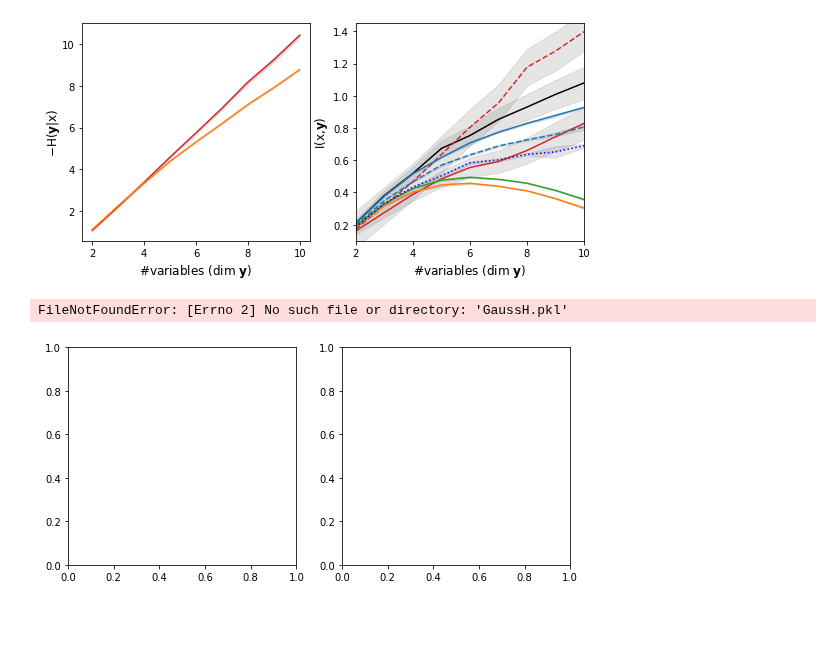
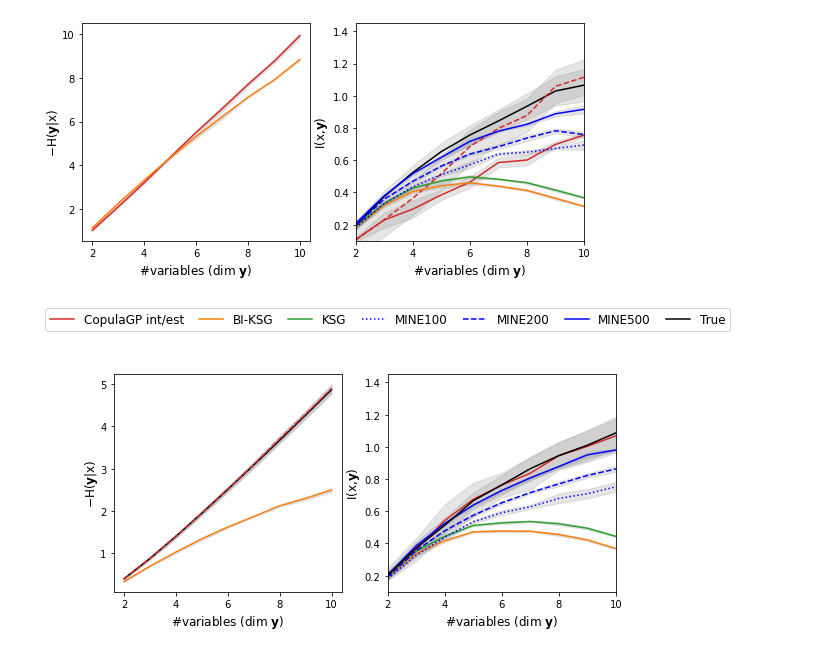
Before and after one commit to NinelK/CopulaGP, a Jupyter notebook: notebooks/paper_figs/Fig4.ipynb, the cells around one changed output. Drawn from its saved outputs; the diff is of its cells as text; code cells hidden in the pictures; blank space fills up the shorter version.

```diff
--- a/notebooks/paper_figs/Fig4.ipynb
+++ b/notebooks/paper_figs/Fig4.ipynb
@@ -21,7 +21,7 @@ def line(ax,Ns,H,label,d=None,cut=None,color=None, linestyle='solid',alpha=0.2):
         A[0,i] = n
         if len(H[Ns==n])>0:
             A[1,i] = H[Ns==n].mean()
-            A[2,i] = ((H[Ns==n].std())**2/len(H[Ns==n]) + (d[Ns==n].mean())**2)**0.5
+            A[2,i] = ((H[Ns==n].std())**2 + (d[Ns==n].mean())**2)**0.5
         else:
             A[1:,i] = 0
     ax.plot(A[0],A[1],label=label,color=color, linestyle=linestyle)
@@ -70,3 +76,29 @@ def sample_complex(rhos,Nvar=2):
+# %%
+# with open("../../benchmarks/rtGaussH.pkl",'rb') as f:
+#     results = pkl.load(f)
+
+# with open("../../benchmarks/new_rtGaussH.pkl",'rb') as f:
+#     new_results = pkl.load(f)
+
+# (results[2]['integrated'],new_results[2]['integrated'])
+# new_results[0]
+with open("../../benchmarks/tomerge/StudentH_10.pkl",'rb') as f:
+    result1 = pkl.load(f)
+
+with open("../../benchmarks/tomerge/StudentH_9.pkl",'rb') as f:
+    result2 = pkl.load(f)
+
+with open("../../benchmarks/tomerge/StudentH_8.pkl",'rb') as f:
+    result3 = pkl.load(f)
+
+with open("../../benchmarks/tomerge/StudentH_6.pkl",'rb') as f:
+    result4 = pkl.load(f)
+
+results = result1+result2+result3+result4
+# [res["Nvar"] for res in results]
+
+with open("../../benchmarks/Student_I.pkl",'wb') as f:
+    pkl.dump(results,f)
 # %%
 fig, (Hrs,Hr) = plt.subplots(1,2,figsize=(9,4))
 
@@ -127,29 +166,37 @@ fig, (Hrs,Hr) = plt.subplots(1,2,figsize=(9,4))
 
 def plot_complex(Hrs,Hr):
 
-    with open("../../benchmarks/rtGaussH.pkl",'rb') as f:
+    with open("../../benchmarks/tomerge/transformed_Gauss_I.pkl",'rb') as f:
         results = pkl.load(f)
 
     Ns = np.array([res['Nvar'] for res in results])
+    nNs = np.array([res['Nvar'] for res in results])
 
-    line(Hrs,Ns,np.array([-res["eC"].mean() for res in results]),d = 0.01*Ns,
-         label="CopulaGP",cut=Ns.max(),color='C3')
+    line(Hrs,nNs,np.array([-res["eC"].mean() for res in results]),d = 0.01*nNs,
+         label="CopulaGP",cut=nNs.max(),color='C3')
     line(Hrs,Ns,np.array([-res["BI-KSG_H"] for res in results]),
          label="BI-KSG",cut=Ns.max(), color='C1')
     # line(np.array([res[3][-1]/Ns/2 for res in results]),"KSG")
 
     line(Hr,Ns,np.array([res["true_integral"] for res in results]),
          d = 0.01*Ns, label="True",cut=Ns.max(),color="black")
-    line(Hr,Ns,np.array([res["integrated"] for res in results]), d = 0.01*Ns,
-         label="CopulaGP integr.",cut=Ns.max(),color='C3')
-    line(Hr,Ns,np.array([res["estimated"] for res in results]),
-             d=np.array([(results[-1]['gauss_eU'].std()+0.01*Ns*np.sqrt(2)) for res in results]),
-         label="CopulaGP estim.",cut=Ns.max(),color='C3',linestyle='dashed')
+#     line(Hr,Ns,np.array([res["integrated"] for res in results]), d = 0.01*Ns,
+#          label="CopulaGP integr.",cut=Ns.max(),color='C3')
+    line(Hr,nNs,np.array([res["integrated"] for res in results]), color='C3',
+         d = 0.01*np.ones(len(results)), label="Copula-GP integr.",cut=nNs.max())
+
+#     line(Hr,Ns,np.array([res["estimated"] for res in results]),
+#              d=np.array([(results[-1]['gauss_eU'].std()+0.05*Ns*np.sqrt(2)) for res in results]),
+#          label="CopulaGP estim.",cut=Ns.max(),color='C3',linestyle='dashed')
+    line(Hr,nNs,np.array([res["estimated"] for res in results]), color='C3',
+             d=np.array([results[-1]['eU'].std()+0.05*np.sqrt(2) for res in results]), linestyle='dashed',
+         label="Copula-GP estim.",cut=nNs.max())
+
     line(Hr,Ns,np.array([res["BI-KSG"] for res in results]),label="BI-KSG",cut=Ns.max(),color='C1')
     line(Hr,Ns,np.array([res["KSG"] for res in results]),label="KSG",cut=Ns.max(),color='C2')
     line(Hr,Ns,np.array([res["MINE100"] for res in results]),label="MINE100",cut=Ns.max(),color='blue',linestyle='dotted')
-    line(Hr,Ns,np.array([res["MINE200"] for res in results]),label="MINE200",cut=Ns.max(),color='C0',linestyle='dashed')
-    line(Hr,Ns,np.array([res["MINE500"] for res in results]),label="MINE500",cut=Ns.max(),color='C0')
+    line(Hr,Ns,np.array([res["MINE200"] for res in results]),label="MINE200",cut=Ns.max(),color='blue',linestyle='dashed')
+    line(Hr,Ns,np.array([res["MINE500"] for res in results]),label="MINE500",cut=Ns.max(),color='blue')
 
     for a in [Hrs,Hr]:
         a.set_xlabel("#variables (dim $\mathbf{y}$)", fontsize=12)
@@ -167,16 +214,18 @@ def plot_complex(Hrs,Hr):
     Hr.axhline(0,color='k',linestyle='dotted')
     Hrs.xaxis.set_major_formatter(FormatStrFormatter('%d'))
     Hr.xaxis.set_major_formatter(FormatStrFormatter('%d'))
+#     Hr.legend(bbox_to_anchor=(-1.5, 1.2, 3, .102), loc=3,
+#        ncol=8, mode="expand", borderaxespad=0., fontsize=12)
 
 plot_complex(Hrs,Hr)
 # %% [output]
-[figure, old version]
+[figure, new version]
 # %%
 fig, (Hrs,Hr) = plt.subplots(1,2,figsize=(9,4))
 
 def plot_gauss(Hrs,Hr):
 
-    results_file = f"GaussH.pkl"
+    results_file = f"../../benchmarks/redo_GaussH.pkl"
     with open(results_file,'rb') as f:
         results = pkl.load(f)
 
@@ -189,38 +238,37 @@ def plot_gauss(Hrs,Hr):
     line(Hrs,Ns,np.array([-res["BI-KSG_H"] for res in results]),
          label="BI-KSG",cut=Ns.max(),color='C1')
     # line(np.array([res[3][-1]/Ns/2 for res in results]),"KSG")
 
     line(Hr,Ns,np.array([res["integrated"] for res in results]), d = 0.01*Ns,
-         label="CopulaGP integrated/estimated",cut=Ns.max(),color='C3')
+         label="CopulaGP int/est",cut=Ns.max(),color='C3')
     line(Hr,Ns,np.array([res["BI-KSG"] for res in results]),label="BI-KSG",cut=Ns.max(), color='C1')
     line(Hr,Ns,np.array([res["KSG"] for res in results]),label="KSG",cut=Ns.max(), color='C2')
-    line(Hr,Ns,np.array([res["MINE100"] for res in results]),label="MINE100",cut=Ns.max(),color='C0')
-    line(Hr,Ns,np.array([res["MINE200"] for res in results]),label="MINE200",cut=Ns.max(),color='C4')
-    line(Hr,Ns,np.array([res["MINE500"] for res in results]),label="MINE500",cut=Ns.max(),color='C5')
+    line(Hr,Ns,np.array([res["MINE100"] for res in results]),label="MINE100",cut=Ns.max(),color='blue',linestyle='dotted')
+    line(Hr,Ns,np.array([res["MINE200"] for res in results]),label="MINE200",cut=Ns.max(),color='blue',linestyle='dashed')
+    line(Hr,Ns,np.array([res["MINE500"] for res in results]),label="MINE500",cut=Ns.max(),color='blue')
 
     line(Hr,Ns,np.array([res["true_integral"] for res in results]),
          d = 0.01*Ns, label="True",cut=Ns.max(),color="black")
 
     for a in [Hrs,Hr]:
         a.set_xlabel("#variables (dim $\mathbf{y}$)", fontsize=12)
 #     Hrs.yaxis.tick_right()
 #     Hrs.xaxis.tick_top()
     Hr.set_ylim(0.1,1.45)
     Hr.set_xlim(2,10)
 #     Hrs.tick_params(axis="x",direction="in", pad=-15)
     Hrs.set_ylabel("$-$H($\mathbf{y}$|x)",labelpad=0, fontsize=12)
     Hr.set_ylabel("I(x,$\mathbf{y}$)",labelpad=3, fontsize=12)
 #     Hr.tick_params(axis="y",direction="in", pad=-25)
     Hrs.xaxis.set_major_formatter(FormatStrFormatter('%d'))
     Hr.xaxis.set_major_formatter(FormatStrFormatter('%d'))
 
-    Hr.legend(bbox_to_anchor=(-4.45, 1.2, 5.6, .102), loc=3,
+    Hr.legend(bbox_to_anchor=(-1.5, 1.2, 3, .102), loc=3,
        ncol=8, mode="expand", borderaxespad=0., fontsize=12)
     Hr.axhline(0,color='k',linestyle='dotted')
 #     Hrs.legend(frameon=False);
 #    Hr.legend(frameon=False);
 plot_gauss(Hrs,Hr)
 # %% [output]
-FileNotFoundError: [Errno 2] No such file or directory: 'GaussH.pkl'
-[figure, old version]
+[figure, new version]
 # %%
```
Also changed, not shown: parts of 5 cells of this notebook, 19 other files.
